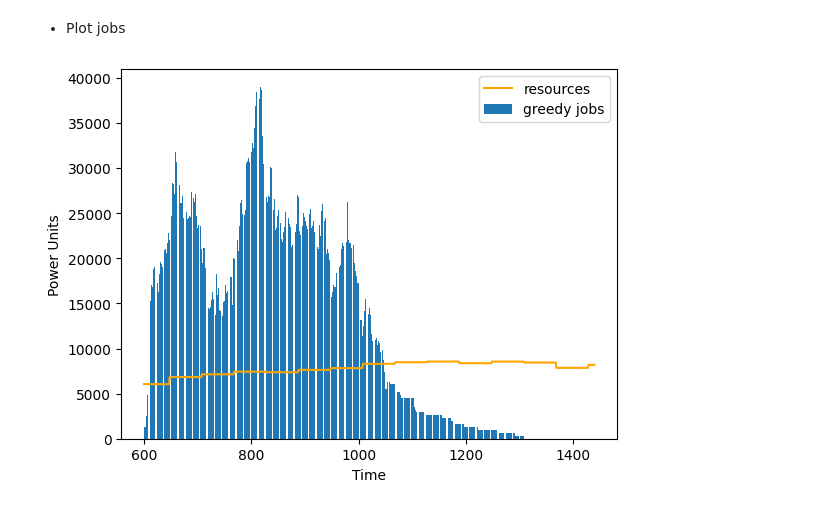
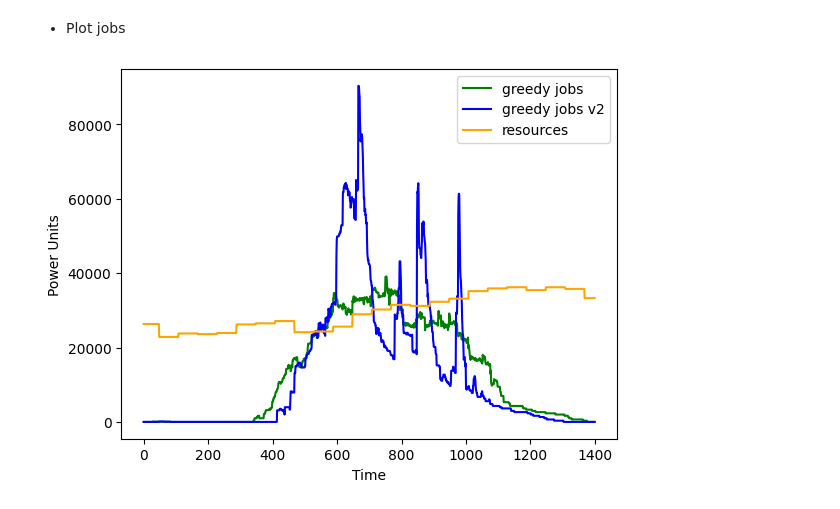
Before and after one commit to calebtheeardley/PeakDemanMinimizationAboveAResourceCurve, a Jupyter notebook: Code/CPLEX/new_greedy.ipynb, the cells around one changed output. Saved outputs shown, nothing was run; the diff lists cells and outputs as text; code cells hidden in the pictures.

Commit message:
fiddled with greedy

```diff
--- a/Code/CPLEX/new_greedy.ipynb
+++ b/Code/CPLEX/new_greedy.ipynb
@@ -92,6 +92,9 @@ for i in range(165 * 60):
 
 day = 3
 resources = total[(24 * day) + start_time : (24 * day) + end_time]
+
+scale_factor = 4.233
+resources = [r * scale_factor for r in resources]
 # %% [markdown]
 - Find All Possible Start Times for Each Job
 # %%
@@ -129,24 +132,37 @@ objective_variable = 'd'
 # %% [markdown]
 - Find best interval for each job
 # %%
-final_heights = [0 for _ in range(num_time_steps)]
+final_greedy_heights = [0 for _ in range(num_time_steps)]
+final_greedy_heights_2 = [0 for _ in range(num_time_steps)]
 for job_id, interval_set in enumerate(intervals):
     best_score = float(-math.inf)
-    best_job = None
+    best_interval = None
 
-    for interval_id, interval in enumerate(interval_set):
-        job_start = flexible[job_id]['release'] - start_time
-        job_length = flexible[job_id]['length']
-        job_height = flexible[job_id]['height']
+    best_score_2 = float(math.inf)
+    best_interval_2 = None
 
-        resource = resources[job_start]
-        existing_height = final_heights[job_start]
+    job_height = flexible[job_id]['height']
 
-        score = sum([resources[i] - final_heights[i] - job_height for i in range(job_start, job_start + job_length)])
+    for interval in interval_set:
+        interval_start, interval_end = interval[0], interval[1]
+
+        # this is measuring the total area oabove the curve
+        score = sum([resources[i] - final_greedy_heights[i] - job_height for i in range(interval_start, interval_end)])
+
+        # We want to find the max of this array above
+        # because we are more concerned right now with PDAC
+        score_2 = max([resources[i] - final_greedy_heights_2[i] - job_height for i in range(interval_start, interval_end)])
 
         if score > best_score:
             best_score = score
-            best_job = job_id
+            best_interval = interval
 
-    for i in range(flexible[best_job]['release'] - start_time, flexible[best_job]['release'] - start_time + flexible[best_job]['length']):
-        final_heights[i] += job_height
+        if score_2 < best_score_2:
+            best_score_2 = score_2
+            best_interval_2 = interval
+
+    for i in range(best_interval[0], best_interval[1]):
+        final_greedy_heights[i] += job_height
+
+    for i in range(best_interval_2[0], best_interval_2[1]):
+        final_greedy_heights_2[i] += job_height
@@ -175,12 +173,13 @@ for job_id, interval_set in enumerate(intervals):
 # %%
 job_graph_xvalues = np.array([i for i in range(start_time, end_time)])
 
-plt.bar(job_graph_xvalues, final_heights, label="greedy jobs")
+plt.plot(job_graph_xvalues, final_greedy_heights, label="greedy jobs", color='green')
+plt.plot(job_graph_xvalues, final_greedy_heights_2, label="greedy jobs v2", color='blue')
 plt.plot(job_graph_xvalues, resources, label='resources', color='orange')
 
 plt.xlabel("Time")
 plt.ylabel("Power Units")
 plt.legend()
 plt.show()
 # %% [output]
-[figure, old version]
+[figure, new version]
```
Also changed, not shown: parts of 3 cells of this notebook, 2 other files.
